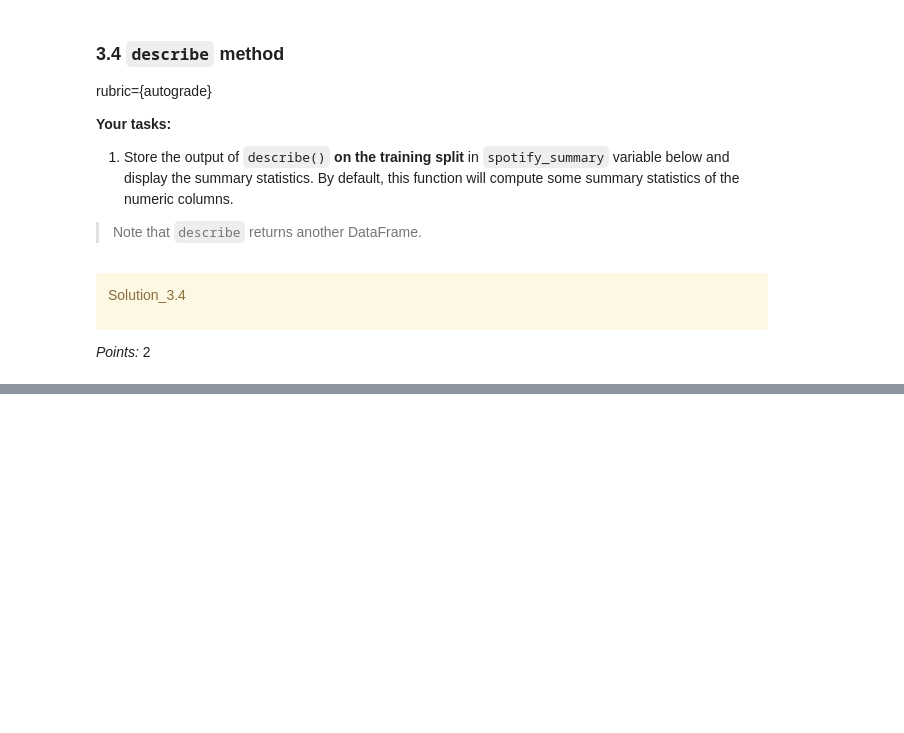
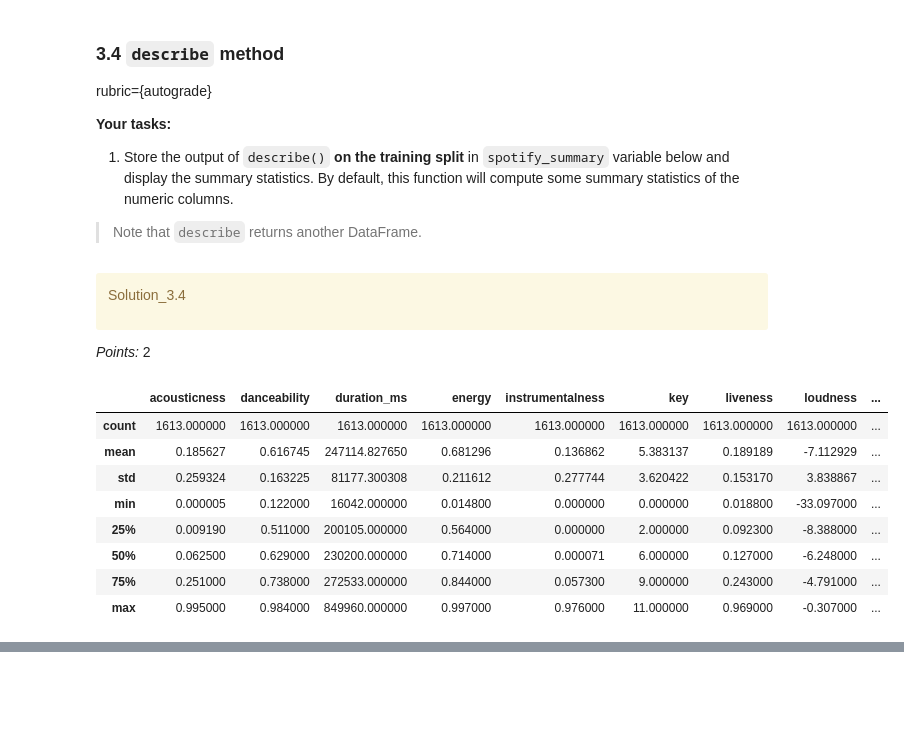
Before and after one commit to miketham24/cpsc330_hw2, a Jupyter notebook: hw2.ipynb, the cells around one changed output, grey strips where cells are left out. Cells and saved outputs as stored; diff of their text form; code cells hidden in the pictures; blank space fills up the shorter version.

```diff
--- a/hw2.ipynb
+++ b/hw2.ipynb
@@ -527,2 +562,15 @@ spotify_summary = None
+# %%
+spotify_summary = train_df.describe()
+spotify_summary
+# %% [output]
+|  | acousticness | danceability | duration_ms | energy | instrumentalness | key | liveness | loudness | ... |
+| count | 1613.000000 | 1613.000000 | 1613.000000 | 1613.000000 | 1613.000000 | 1613.000000 | 1613.000000 | 1613.000000 | ... |
+| mean | 0.185627 | 0.616745 | 247114.827650 | 0.681296 | 0.136862 | 5.383137 | 0.189189 | -7.112929 | ... |
+| std | 0.259324 | 0.163225 | 81177.300308 | 0.211612 | 0.277744 | 3.620422 | 0.153170 | 3.838867 | ... |
+| min | 0.000005 | 0.122000 | 16042.000000 | 0.014800 | 0.000000 | 0.000000 | 0.018800 | -33.097000 | ... |
+| 25% | 0.009190 | 0.511000 | 200105.000000 | 0.564000 | 0.000000 | 2.000000 | 0.092300 | -8.388000 | ... |
+| 50% | 0.062500 | 0.629000 | 230200.000000 | 0.714000 | 0.000071 | 6.000000 | 0.127000 | -6.248000 | ... |
+| 75% | 0.251000 | 0.738000 | 272533.000000 | 0.844000 | 0.057300 | 9.000000 | 0.243000 | -4.791000 | ... |
+| max | 0.995000 | 0.984000 | 849960.000000 | 0.997000 | 0.976000 | 11.000000 | 0.969000 | -0.307000 | ... |
 # %%
 grader.check("q3.4")
```
Also changed, not shown: parts of 64 cells of this notebook, 1 other file.
